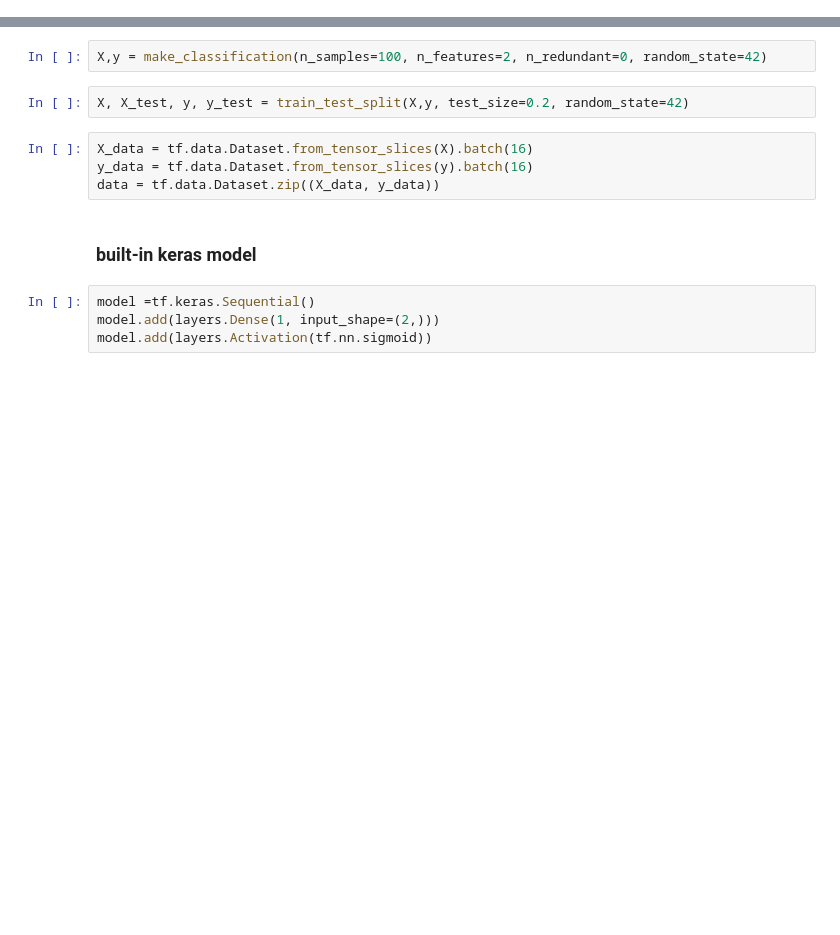
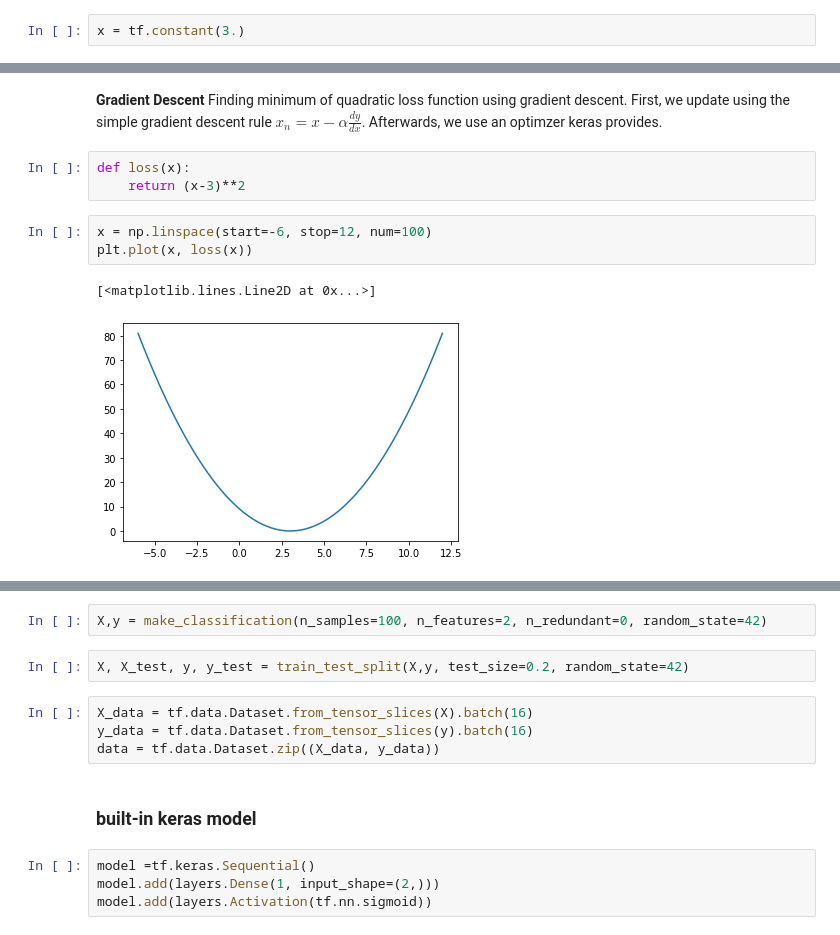
Before and after one commit to Jodahr/gans-learning, a Jupyter notebook: custom_training.ipynb, the cells around one changed output, grey strips where cells are left out. Drawn from its saved outputs; the diff is of its cells as text; blank space fills up the shorter version.

```diff
--- a/custom_training.ipynb
+++ b/custom_training.ipynb
@@ -8,0 +19,2 @@ from tensorflow.keras import layers, metrics, losses
+# %%
+x = tf.constant(3.)
@@ -8,0 +48,12 @@ from tensorflow.keras import layers, metrics, losses
+# %% [markdown]
+**Gradient Descent**
+Finding minimum of quadratic loss function using gradient descent. First, we update using the simple gradient descent rule $x_n = x - \alpha \frac{dy}{dx}$. Afterwards, we use an optimzer keras provides.
+# %%
+def loss(x):
+    return (x-3)**2
+# %%
+x = np.linspace(start=-6, stop=12, num=100)
+plt.plot(x, loss(x))
+# %% [output]
+[<matplotlib.lines.Line2D at 0x...>]
+[figure, added]
```
Also changed, not shown: parts of 29 cells of this notebook.
